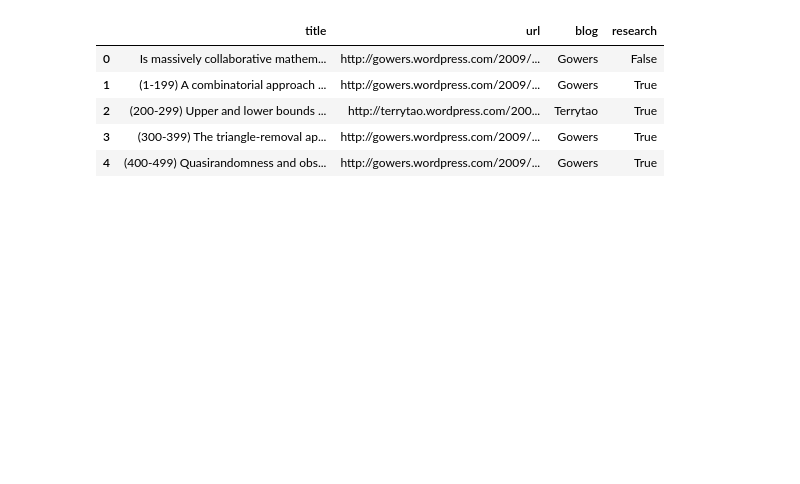
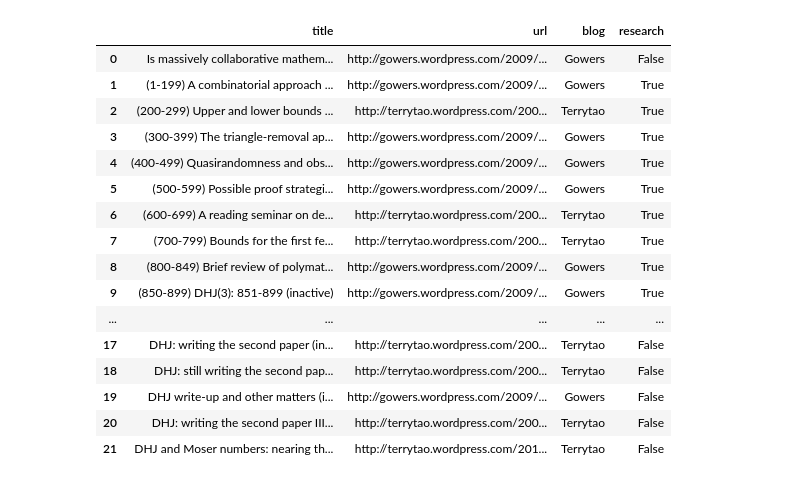
Before and after one commit to patrickallo/mathpracmod, a Jupyter notebook: PolymathGeneric.ipynb, the cells around one changed output. Cells and saved outputs as stored; diff of their text form; code cells hidden in the pictures; blank space fills up the shorter version.

```diff
--- a/PolymathGeneric.ipynb
+++ b/PolymathGeneric.ipynb
@@ -44,33 +44,44 @@ print SOUP.prettify()
 # %%
 from collections import OrderedDict
 import json
 from urlparse import urlparse
 
 import pandas as pd
 from pandas import DataFrame
 
 ITEMS = SOUP.find("ul").find_all("li")
 URLS = [item.find("a").get("href") for item in ITEMS]
 TITLES = [item.text for item in ITEMS]
 
 PM1_FRAME = DataFrame({
     'url': URLS,
     'title' : TITLES,
     'blog' : [urlparse(url).netloc[:-14].title() for url in URLS],
     'research' : [title.startswith(" (") for title in TITLES]},
     columns = ['title', 'url', 'blog', 'research'])
 
 #index = pd.MultiIndex.from_tuples([('Polymath 1', i) for i in range(len(URLS))],
 #                                      names=['Project', 'Ord'])
 
-PM1_FRAME.iloc[0:5]
+PM1_FRAME
 # %% [output]
 |  | title | url | blog | research |
 | 0 | Is massively collaborative mathem... | http://gowers.wordpress.com/2009/... | Gowers | False |
 | 1 | (1-199) A combinatorial approach ... | http://gowers.wordpress.com/2009/... | Gowers | True |
 | 2 | (200-299) Upper and lower bounds ... | http://terrytao.wordpress.com/200... | Terrytao | True |
 | 3 | (300-399) The triangle-removal ap... | http://gowers.wordpress.com/2009/... | Gowers | True |
 | 4 | (400-499) Quasirandomness and obs... | http://gowers.wordpress.com/2009/... | Gowers | True |
+| 5 | (500-599) Possible proof strategi... | http://gowers.wordpress.com/2009/... | Gowers | True |
+| 6 | (600-699) A reading seminar on de... | http://terrytao.wordpress.com/200... | Terrytao | True |
+| 7 | (700-799) Bounds for the first fe... | http://terrytao.wordpress.com/200... | Terrytao | True |
+| 8 | (800-849) Brief review of polymat... | http://gowers.wordpress.com/2009/... | Gowers | True |
+| 9 | (850-899) DHJ(3): 851-899 (inactive) | http://gowers.wordpress.com/2009/... | Gowers | True |
+| ... | ... | ... | ... | ... |
+| 17 | DHJ: writing the second paper (in... | http://terrytao.wordpress.com/200... | Terrytao | False |
+| 18 | DHJ: still writing the second pap... | http://terrytao.wordpress.com/200... | Terrytao | False |
+| 19 | DHJ write-up and other matters (i... | http://gowers.wordpress.com/2009/... | Gowers | False |
+| 20 | DHJ: writing the second paper III... | http://terrytao.wordpress.com/200... | Terrytao | False |
+| 21 | DHJ and Moser numbers: nearing th... | http://terrytao.wordpress.com/201... | Terrytao | False |
 # %%
 from comment_thread import *
 from author_network import *
```
Also changed, not shown: parts of 10 cells of this notebook, 3 other files.
